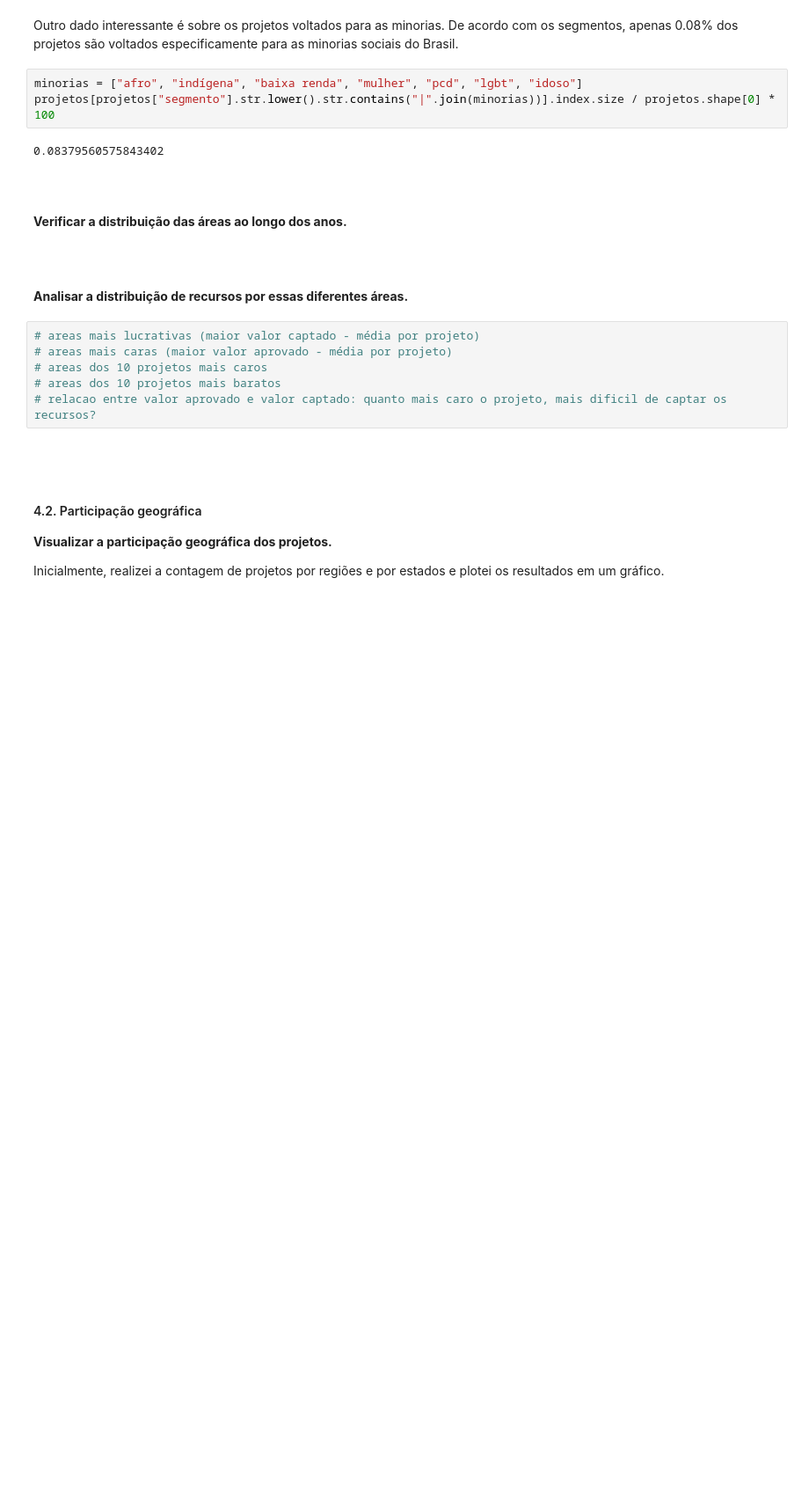
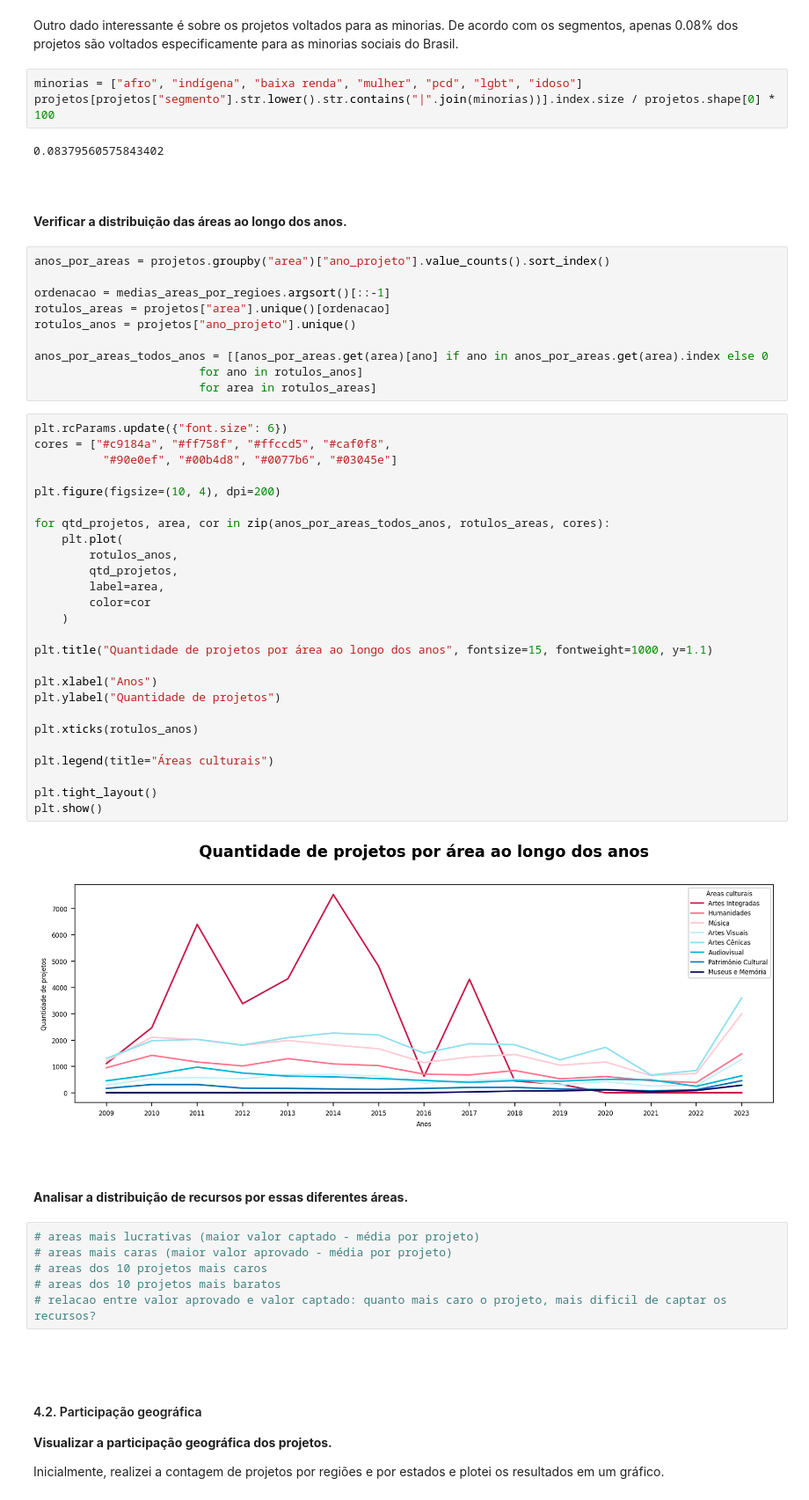
Before and after one commit to lorenaaxbastos/santander-coders-projects, a Jupyter notebook: Unit 2 - Programming Techniques I (PY)/Projeto EDA - Análise do Dataset da Lei Rouanet.ipynb, the cells around one changed output. Shown at 88% size. Drawn from its saved outputs; the diff is of its cells as text; blank space fills up the shorter version.

Commit message:
feat grafico quantidade de projetos por area ao longo dos anos

```diff
--- a/Unit 2 - Programming Techniques I (PY)/Projeto EDA - Análise do Dataset da Lei Rouanet.ipynb
+++ b/Unit 2 - Programming Techniques I (PY)/Projeto EDA - Análise do Dataset da Lei Rouanet.ipynb
@@ -354,6 +314,44 @@ projetos[projetos["segmento"].str.lower().str.contains("|".join(minorias))].inde
 #####
 # %% [markdown]
 **Verificar a distribuição das áreas ao longo dos anos.**
+# %%
+anos_por_areas = projetos.groupby("area")["ano_projeto"].value_counts().sort_index()
+
+ordenacao = medias_areas_por_regioes.argsort()[::-1]
+rotulos_areas = projetos["area"].unique()[ordenacao]
+rotulos_anos = projetos["ano_projeto"].unique()
+
+anos_por_areas_todos_anos = [[anos_por_areas.get(area)[ano] if ano in anos_por_areas.get(area).index else 0
+                        for ano in rotulos_anos]
+                        for area in rotulos_areas]
+# %%
+plt.rcParams.update({"font.size": 6})
+cores = ["#c9184a", "#ff758f", "#ffccd5", "#caf0f8",
+          "#90e0ef", "#00b4d8", "#0077b6", "#03045e"]
+
+plt.figure(figsize=(10, 4), dpi=200)
+
+for qtd_projetos, area, cor in zip(anos_por_areas_todos_anos, rotulos_areas, cores):
+    plt.plot(
+        rotulos_anos,
+        qtd_projetos,
+        label=area,
+        color=cor
+    )
+
+plt.title("Quantidade de projetos por área ao longo dos anos", fontsize=15, fontweight=1000, y=1.1)
+
+plt.xlabel("Anos")
+plt.ylabel("Quantidade de projetos")
+
+plt.xticks(rotulos_anos)
+
+plt.legend(title="Áreas culturais")
+
+plt.tight_layout()
+plt.show()
+# %% [output]
+[figure, added]
 # %% [markdown]
 #####
 # %% [markdown]
```
Also changed, not shown: parts of 6 cells of this notebook.
